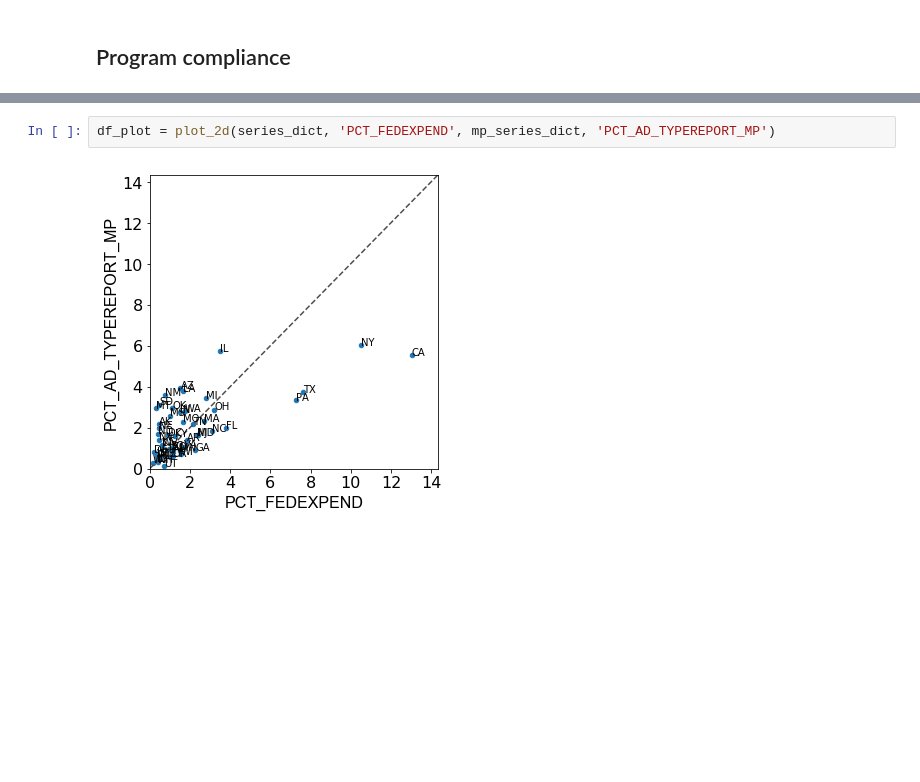
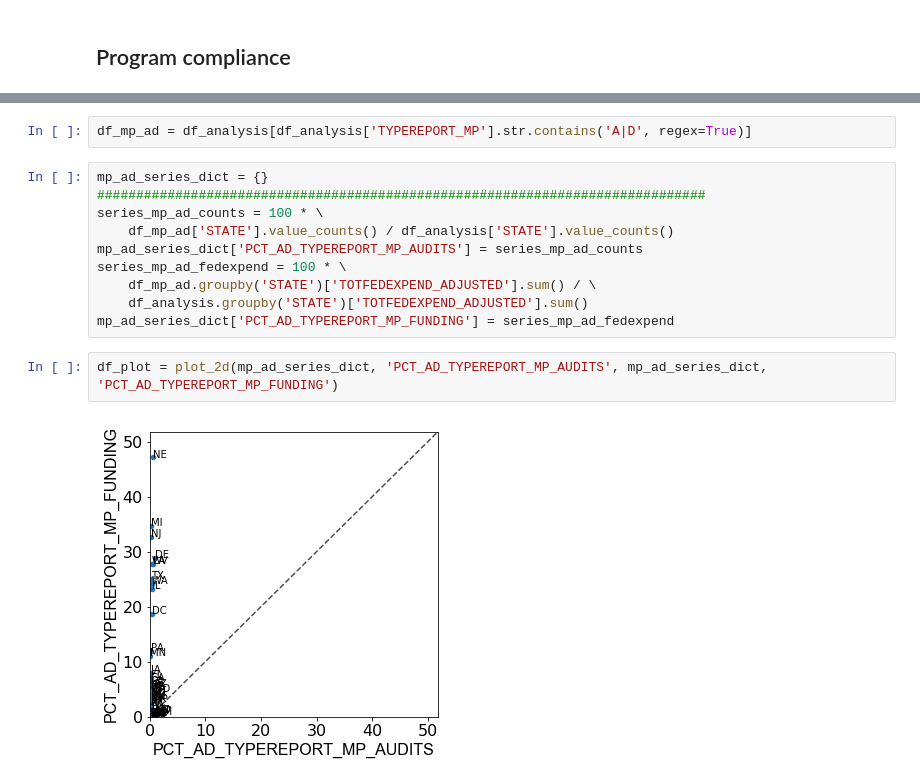
Before and after one commit to ihwang/fac, a Jupyter notebook: general_trends_states.ipynb, the cells around one changed output, grey strips where cells are left out. Cells and saved outputs as stored; diff of their text form; blank space fills up the shorter version.

```diff
--- a/general_trends_states.ipynb
+++ b/general_trends_states.ipynb
@@ -273,4 +232,16 @@ dict_keys(['PCT_AD_TYPEREPORT_MP', 'PCT_GEQ1_REPORTABLECONDITION_MP', 'PCT_GEQ1_
-# %%
-df_plot = plot_2d(series_dict, 'PCT_FEDEXPEND', mp_series_dict, 'PCT_AD_TYPEREPORT_MP')
-# %% [output]
-[figure, removed]
+# %%
+df_mp_ad = df_analysis[df_analysis['TYPEREPORT_MP'].str.contains('A|D', regex=True)]
+# %%
+mp_ad_series_dict = {}
+##############################################################################
+series_mp_ad_counts = 100 * \
+    df_mp_ad['STATE'].value_counts() / df_analysis['STATE'].value_counts()
+mp_ad_series_dict['PCT_AD_TYPEREPORT_MP_AUDITS'] = series_mp_ad_counts
+series_mp_ad_fedexpend = 100 * \
+    df_mp_ad.groupby('STATE')['TOTFEDEXPEND_ADJUSTED'].sum() / \
+    df_analysis.groupby('STATE')['TOTFEDEXPEND_ADJUSTED'].sum()
+mp_ad_series_dict['PCT_AD_TYPEREPORT_MP_FUNDING'] = series_mp_ad_fedexpend
+# %%
+df_plot = plot_2d(mp_ad_series_dict, 'PCT_AD_TYPEREPORT_MP_AUDITS', mp_ad_series_dict, 'PCT_AD_TYPEREPORT_MP_FUNDING')
+# %% [output]
+[figure, added]
```
Also changed, not shown: parts of 6 cells of this notebook, 1 other file.
